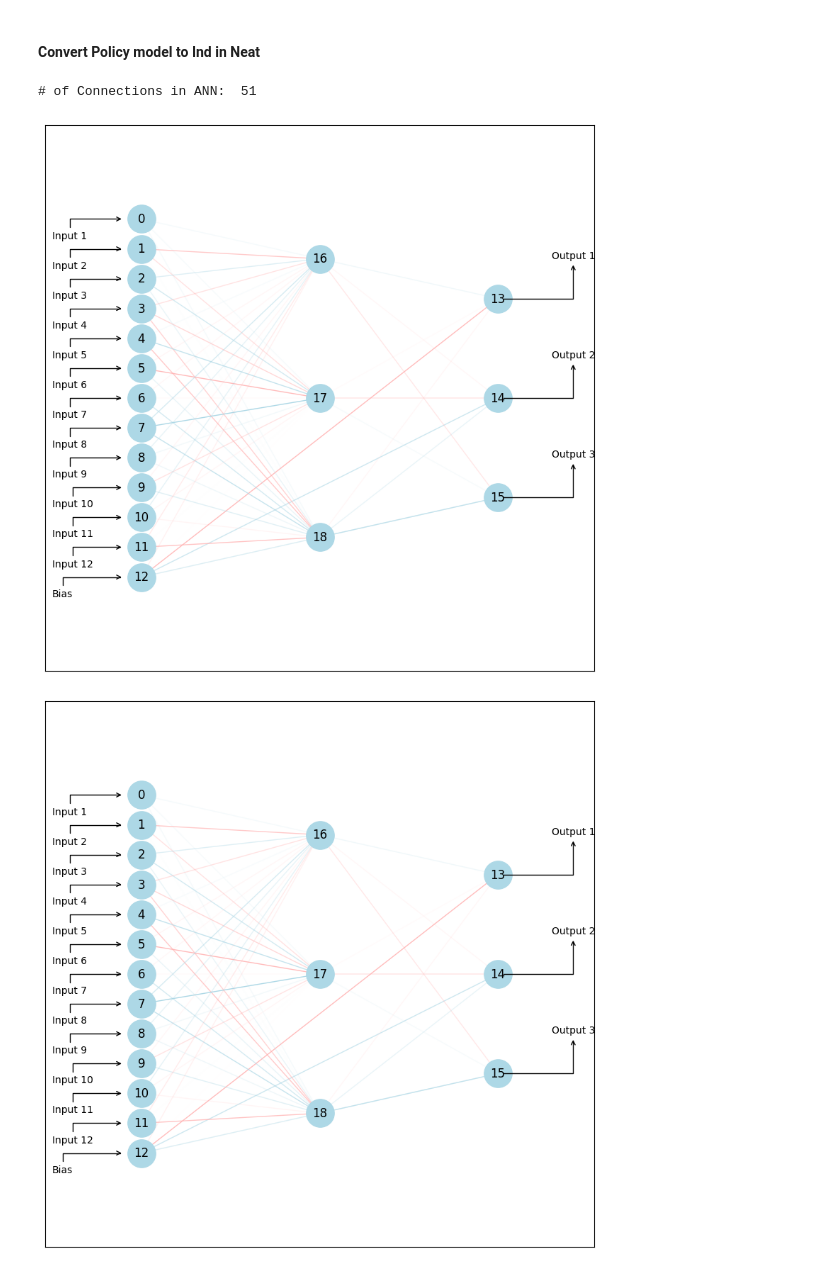
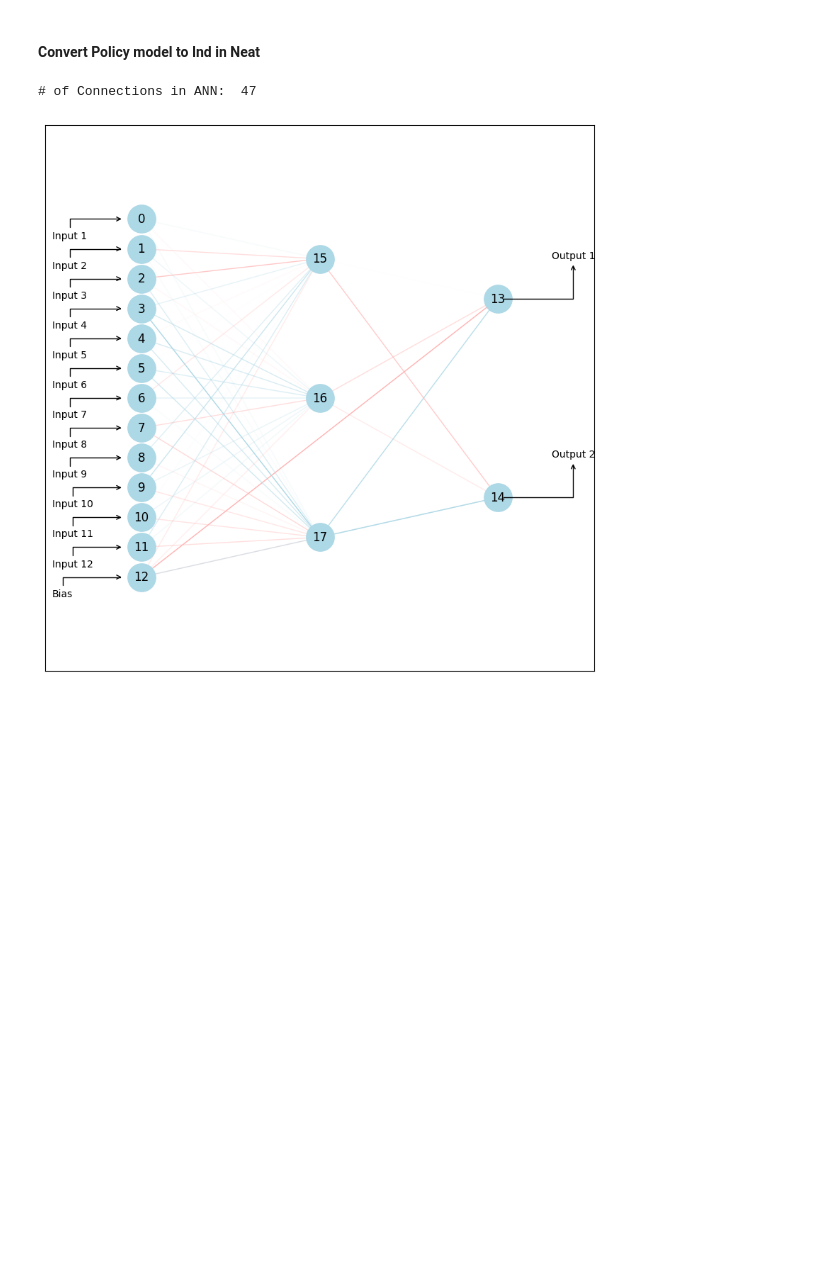
Before and after one commit to fangyuan-ksgk/SlimeBall, a Jupyter notebook: fineNeat/animate.ipynb, the cells around one changed output. Saved outputs shown, nothing was run; the diff lists cells and outputs as text; code cells hidden in the pictures; blank space fills up the shorter version.

```diff
--- a/fineNeat/animate.ipynb
+++ b/fineNeat/animate.ipynb
@@ -36,17 +37,15 @@ game = games['slimevolleylite']
 # %%
 # Slime Environment Specific model -> Ind convertion function
 from neat_src import Ind, initIndiv
 from vis.viewInd import viewInd
 
-temp_shapes = [(12, 3), (3, 3)] # debug getlayer functional variable
+temp_shapes = [(12, 3), (3, 2)] # debug getlayer functional variable
 
 indiv = Ind.from_shapes(temp_shapes)
 indiv.express()
 
 # visualize individual network
-fig, ax = viewInd(indiv) # this is in-correct, edge is not correctly assigned ...
-fig
+fig, ax = viewInd(indiv, "slimevolley") # this is in-correct, edge is not correctly assigned ...
 # %% [output]
-# of Connections in ANN:  51
+# of Connections in ANN:  47
-[figure, old version]
+[figure, new version]
-[figure, removed]
```
Also changed, not shown: parts of 27 cells of this notebook.
